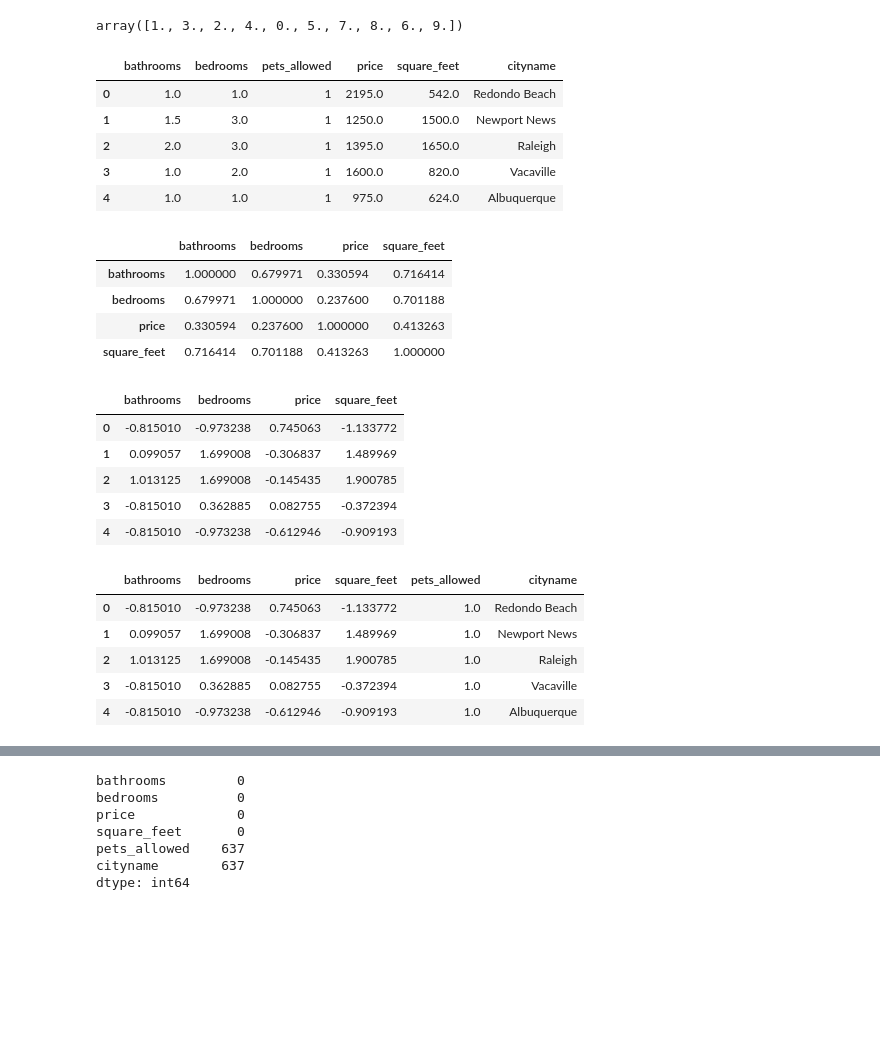
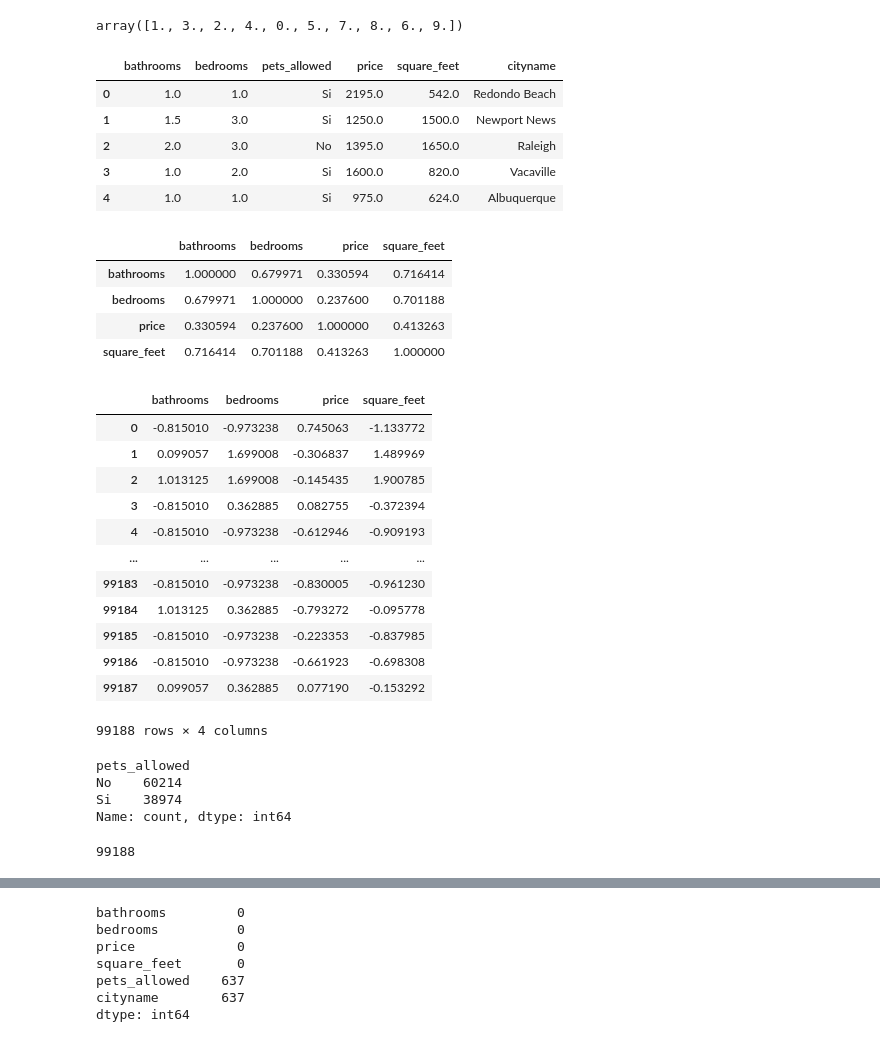
Before and after one commit to hdiazf/machine_learning_2, a Jupyter notebook: notebook/Tarea1_K-Prototypes.ipynb, the cells around one changed output, grey strips where cells are left out. Cells and saved outputs as stored; diff of their text form; code cells hidden in the pictures; blank space fills up the shorter version.

```diff
--- a/notebook/Tarea1_K-Prototypes.ipynb
+++ b/notebook/Tarea1_K-Prototypes.ipynb
@@ -217,4 +224,6 @@ dtype: int64
 # %%
-if df['pets_allowed'].isin(['Cats' or 'Dogs' or 'Cats,Dogs']).any():
-    df['pets_allowed'] = 1
-else: df['pets_allowed'] = 0
+# Fill nan values with "No"
+df['pets_allowed'] = df['pets_allowed'].fillna('No')
+df['pets_allowed'] = df['pets_allowed'].replace("Cats,Dogs,None", "Cats,Dogs")
+df['pets_allowed'] = df['pets_allowed'].apply(lambda x: 'Si' if x in ['Cats', 'Dogs', 'Cats,Dogs'] else 'No')
+df['pets_allowed'].value_counts().sum()
@@ -303,11 +314,11 @@ array([1., 3., 2., 4., 0., 5., 7., 8., 6., 9.])
 df.head()
 # %% [output]
 |  | bathrooms | bedrooms | pets_allowed | price | square_feet | cityname |
-| 0 | 1.0 | 1.0 | 1 | 2195.0 | 542.0 | Redondo Beach |
-| 1 | 1.5 | 3.0 | 1 | 1250.0 | 1500.0 | Newport News |
-| 2 | 2.0 | 3.0 | 1 | 1395.0 | 1650.0 | Raleigh |
-| 3 | 1.0 | 2.0 | 1 | 1600.0 | 820.0 | Vacaville |
-| 4 | 1.0 | 1.0 | 1 | 975.0 | 624.0 | Albuquerque |
+| 0 | 1.0 | 1.0 | Si | 2195.0 | 542.0 | Redondo Beach |
+| 1 | 1.5 | 3.0 | Si | 1250.0 | 1500.0 | Newport News |
+| 2 | 2.0 | 3.0 | No | 1395.0 | 1650.0 | Raleigh |
+| 3 | 1.0 | 2.0 | Si | 1600.0 | 820.0 | Vacaville |
+| 4 | 1.0 | 1.0 | Si | 975.0 | 624.0 | Albuquerque |
 # %%
 df_cuanti = df.drop(['cityname', 'pets_allowed'],axis=1)
 df_categ = df[['pets_allowed', 'cityname']]
@@ -322,21 +333,31 @@ df_cuanti.corr()
 # %%
 stand_fn = preprocessing.StandardScaler() #Tambien se puede usar el minmaxscaler
 scaled_df = pd.DataFrame(stand_fn.fit_transform(df_cuanti), columns = df_cuanti.columns)
-scaled_df.head(5)
+scaled_df
 # %% [output]
 |  | bathrooms | bedrooms | price | square_feet |
 | 0 | -0.815010 | -0.973238 | 0.745063 | -1.133772 |
 | 1 | 0.099057 | 1.699008 | -0.306837 | 1.489969 |
 | 2 | 1.013125 | 1.699008 | -0.145435 | 1.900785 |
 | 3 | -0.815010 | 0.362885 | 0.082755 | -0.372394 |
 | 4 | -0.815010 | -0.973238 | -0.612946 | -0.909193 |
+| ... | ... | ... | ... | ... |
+| 99183 | -0.815010 | -0.973238 | -0.830005 | -0.961230 |
+| 99184 | 1.013125 | 0.362885 | -0.793272 | -0.095778 |
+| 99185 | -0.815010 | -0.973238 | -0.223353 | -0.837985 |
+| 99186 | -0.815010 | -0.973238 | -0.661923 | -0.698308 |
+| 99187 | 0.099057 | 0.362885 | 0.077190 | -0.153292 |
+99188 rows × 4 columns
+# %%
+df_categ['pets_allowed'].value_counts()
+# %% [output]
+pets_allowed
+No    60214
+Si    38974
+Name: count, dtype: int64
 # %%
-df_ajustado = pd.concat([scaled_df,df_categ], axis=1)
-df_ajustado.head()
+# df_ajustado = pd.concat([scaled_df,df_categ], axis=1)
+df_ajustado = scaled_df.join(df_categ, on = df_cuanti.index)
+df_ajustado.shape[0]
 # %% [output]
-|  | bathrooms | bedrooms | price | square_feet | pets_allowed | cityname |
-| 0 | -0.815010 | -0.973238 | 0.745063 | -1.133772 | 1.0 | Redondo Beach |
-| 1 | 0.099057 | 1.699008 | -0.306837 | 1.489969 | 1.0 | Newport News |
-| 2 | 1.013125 | 1.699008 | -0.145435 | 1.900785 | 1.0 | Raleigh |
-| 3 | -0.815010 | 0.362885 | 0.082755 | -0.372394 | 1.0 | Vacaville |
-| 4 | -0.815010 | -0.973238 | -0.612946 | -0.909193 | 1.0 | Albuquerque |
+99188
```
Also changed, not shown: parts of 22 cells of this notebook, 2 other files.
